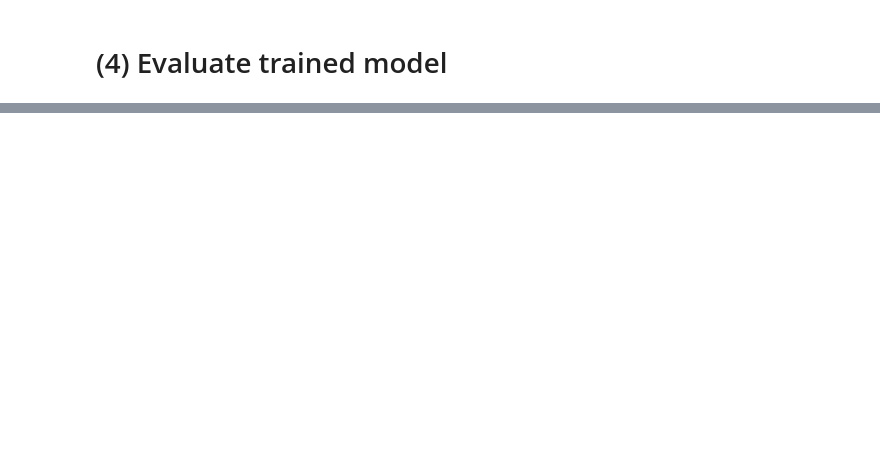
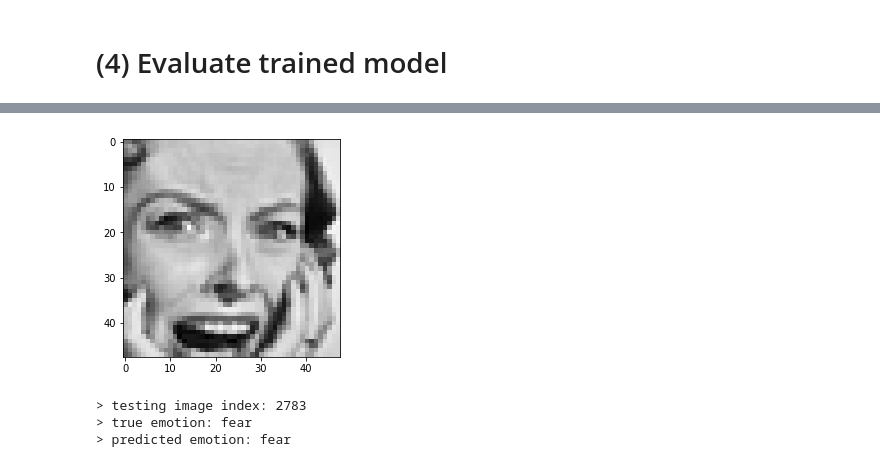
Before and after one commit to dght1104/CCNLTHD, a Jupyter notebook: src/model/intro_deep/2. CNN + MLP/2_Human_Gender_CNN.ipynb, the cells around one changed output, grey strips where cells are left out. Drawn from its saved outputs; the diff is of its cells as text; code cells hidden in the pictures; blank space fills up the shorter version.

Commit message:
Kaggle Notebook | 3_Emotion_Reg_CNN | Version 1

```diff
--- a/src/model/intro_deep/2. CNN + MLP/2_Human_Gender_CNN.ipynb
+++ b/src/model/intro_deep/2. CNN + MLP/2_Human_Gender_CNN.ipynb
@@ -25,3 +25,5 @@ num_classes = 2   # male vs. female
+# %%
+num_classes = 7   # angry, disgust, fear, happy, neutral, sad, and surprise
 # %% [markdown]
 # (1) Data
 # %% [markdown]
@@ -39,0 +32,5 @@ FileNotFoundError: [Errno 2] No such file or directory: '64_64_11938_4098_train_
+# %%
+trainingset = np.loadtxt('fer2013_training_onehot.csv', delimiter=',')
+testingset = np.loadtxt('fer2013_publictest_onehot.csv', delimiter=',')
+
+trainingset
@@ -105,11 +126,11 @@ model.compile(loss=loss, optimizer=Adam(lr=lr), metrics=['accuracy'])
 
 # train the model
 batch_size = 128
-epochs = 30
+epochs = 15
 
 starting_time = time.time()
-history = model.fit(x_train, y_train,
-                    validation_data=(x_test, y_test),
+history = model.fit(x_training, y_training,
+                    validation_data=(x_testing, y_testing),
                     batch_size=batch_size,
                     epochs=epochs)
 print('> training time is %.4f minutes' % ((time.time() - starting_time)/60))
@@ -144,0 +169,34 @@ plt.show()
+# %%
+def get_emotion(ohv):
+    indx = np.argmax(ohv)
+
+    if indx == 0:
+        return 'angry'
+    elif indx == 1:
+        return 'disgust'
+    elif indx == 2:
+        return 'fear'
+    elif indx == 3:
+        return 'happy'
+    elif indx == 4:
+        return 'sad'
+    elif indx == 5:
+        return 'surprise'
+    elif indx == 6:
+        return 'neutral'
+# %%
+# 2163
+img_indx = np.uint32(np.random.rand()*(testingset.shape[0] - 1))
+sample = x_testing[img_indx, :]
+sample = sample.reshape(48, 48)
+
+pred_cls = model.predict(sample.reshape(1, 48, 48, 1))
+
+plt.imshow(sample, cmap='gray')
+plt.show()
+print('> testing image index: %d\n> true emotion: %s\n> predicted emotion: %s' % (img_indx, get_emotion(y_testing[img_indx, :]), get_emotion(pred_cls)))
+# %% [output]
+[figure, added]
+> testing image index: 2783
+> true emotion: fear
+> predicted emotion: fear
```
Also changed, not shown: parts of 14 cells of this notebook.
